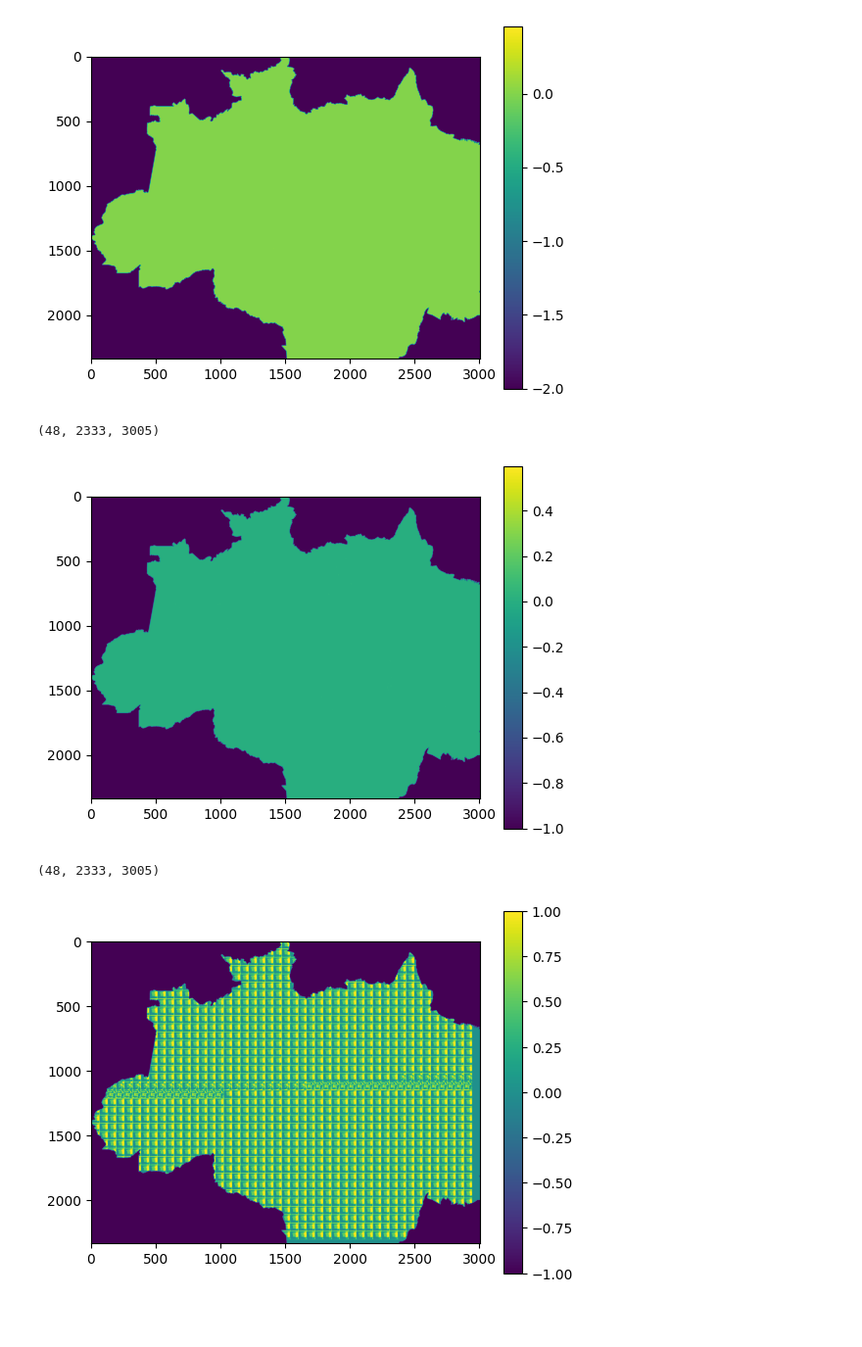
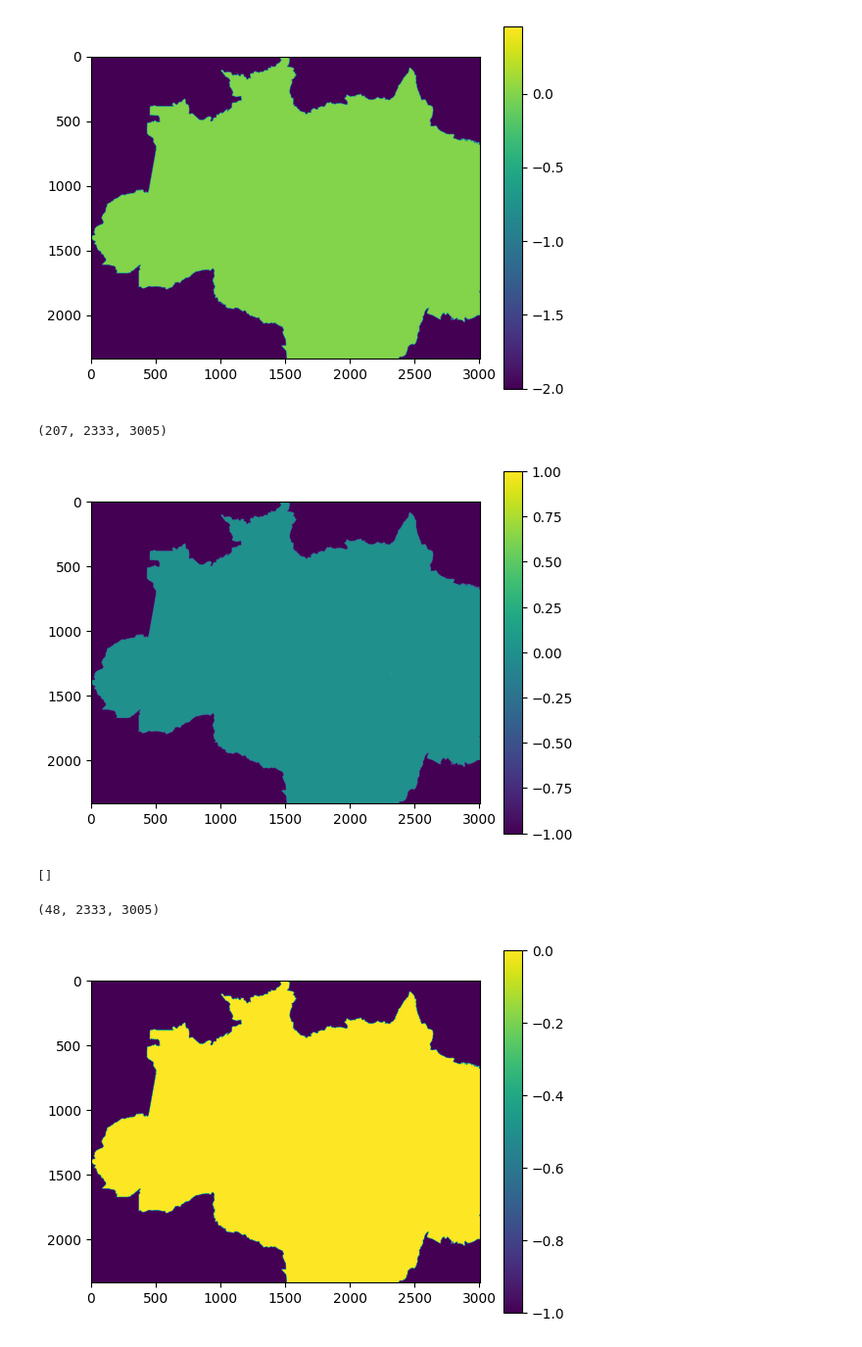
Before and after one commit to thimabru1010/AmazonDeforestation_Prediction, a Jupyter notebook: reconstruct_patches.ipynb, the cells around one changed output. Shown at 98% size. Drawn from its saved outputs; the diff is of its cells as text; code cells hidden in the pictures; blank space fills up the shorter version.

```diff
--- a/reconstruct_patches.ipynb
+++ b/reconstruct_patches.ipynb
@@ -471,7 +471,8 @@ import matplotlib.pyplot as plt
 
 # deter_img_sample = deter_img_sample[:xcut, :ycut]
 deter_img = load_tif_image('data/DETER/deter_increments_1km_1week.tif')
-deter_img = deter_img[:48]
+# deter_img = deter_img[:48]
+deter_img = deter_img# [(96 + 48):(96 + 48 + 48)]
 print(deter_img.shape)
 
 deter_img_sample = deter_img[0]
@@ -654,26 +660,33 @@ plt.show()
 # %%
 print(deter_img.shape)
 # img_reconstructed[mask == 0] = -1
-deter_img[0][mask == 0] = -1
-plt.imshow(deter_img[0])
+idx = 100
+deter_img[idx][mask == 0] = -1
+deter_img[deter_img > 0] = 1
+plt.imshow(deter_img[idx])
 plt.colorbar()
 plt.show()
 # %% [output]
-(48, 2333, 3005)
+(207, 2333, 3005)
-[figure, old version]
+[figure, new version]
+# %%
+clss1 = deter_img[deter_img == 1]
+print(clss1)
+# %% [output]
+[]
 # %%
 import numpy as np
 import matplotlib.pyplot as plt
 # %%
-img_reconstructed = np.load('work_dirs/custom_exp10/reconstructed_images.npy')
+img_reconstructed = np.load('work_dirs/custom_exp1/reconstructed_images.npy')
 # %%
 print(img_reconstructed.shape)
-img_sample = img_reconstructed[1]
+img_sample = img_reconstructed[4]
 img_sample[mask == 0] = -1
 plt.imshow(img_sample)
 plt.colorbar()
 plt.show()
 # %% [output]
 (48, 2333, 3005)
-[figure, old version]
+[figure, new version]
 # %%
```
Also changed, not shown: parts of 5 cells of this notebook, 9 other files.
